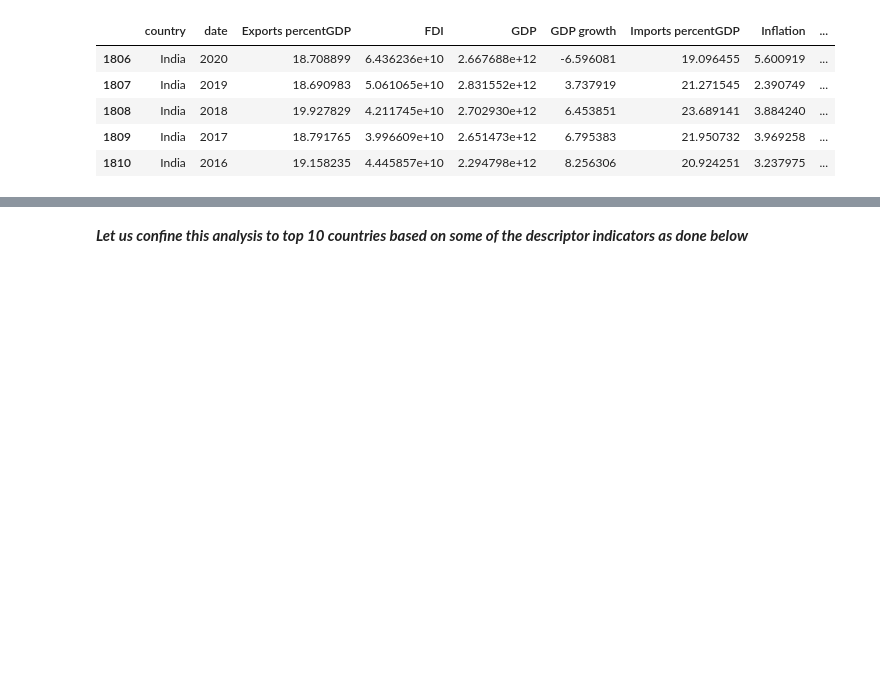
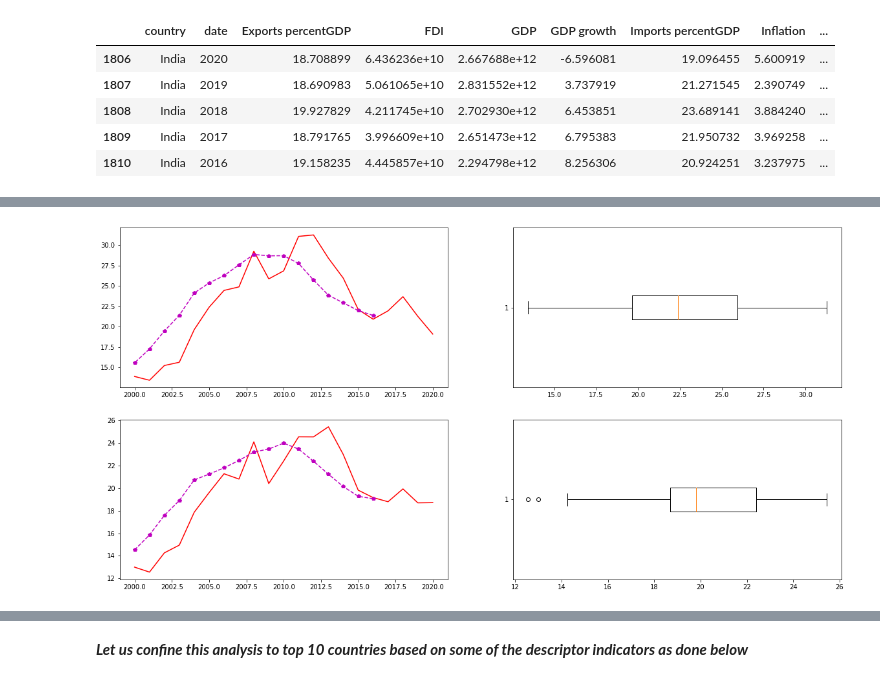
Before and after one commit to DarshanKumarHegde/Global_Economy_EDA, a Jupyter notebook: Codes and Notebooks/Exploratory Analysis.ipynb, the cells around one changed output, grey strips where cells are left out. Saved outputs shown, nothing was run; the diff lists cells and outputs as text; code cells hidden in the pictures; blank space fills up the shorter version.

```diff
--- a/Codes and Notebooks/Exploratory Analysis.ipynb
+++ b/Codes and Notebooks/Exploratory Analysis.ipynb
@@ -102,0 +99,19 @@ sb.boxplot(x=india_df['GDP growth'])
+# %%
+plt.figure(figsize=(20,10))
+plt.subplot(221)
+plt.plot(india_df['date'], india_df['Imports percentGDP'], 'r-', label='Imports')
+plt.plot(india_df['date'], india_df['Imports percentGDP'].rolling(5).mean(), 'mp--', label='5yr-mean')
+
+plt.subplot(222)
+plt.boxplot(india_df['Imports percentGDP'],vert=False)
+
+plt.subplot(223)
+plt.plot(india_df['date'], india_df['Exports percentGDP'], 'r-', label='Exports')
+plt.plot(india_df['date'], india_df['Exports percentGDP'].rolling(5).mean(), 'mp--', label='5yr-mean')
+
+plt.subplot(224)
+plt.boxplot(india_df['Exports percentGDP'], vert=False)
+
+plt.show()
+# %% [output]
+[figure, added]
```
Also changed, not shown: parts of 16 cells of this notebook.
